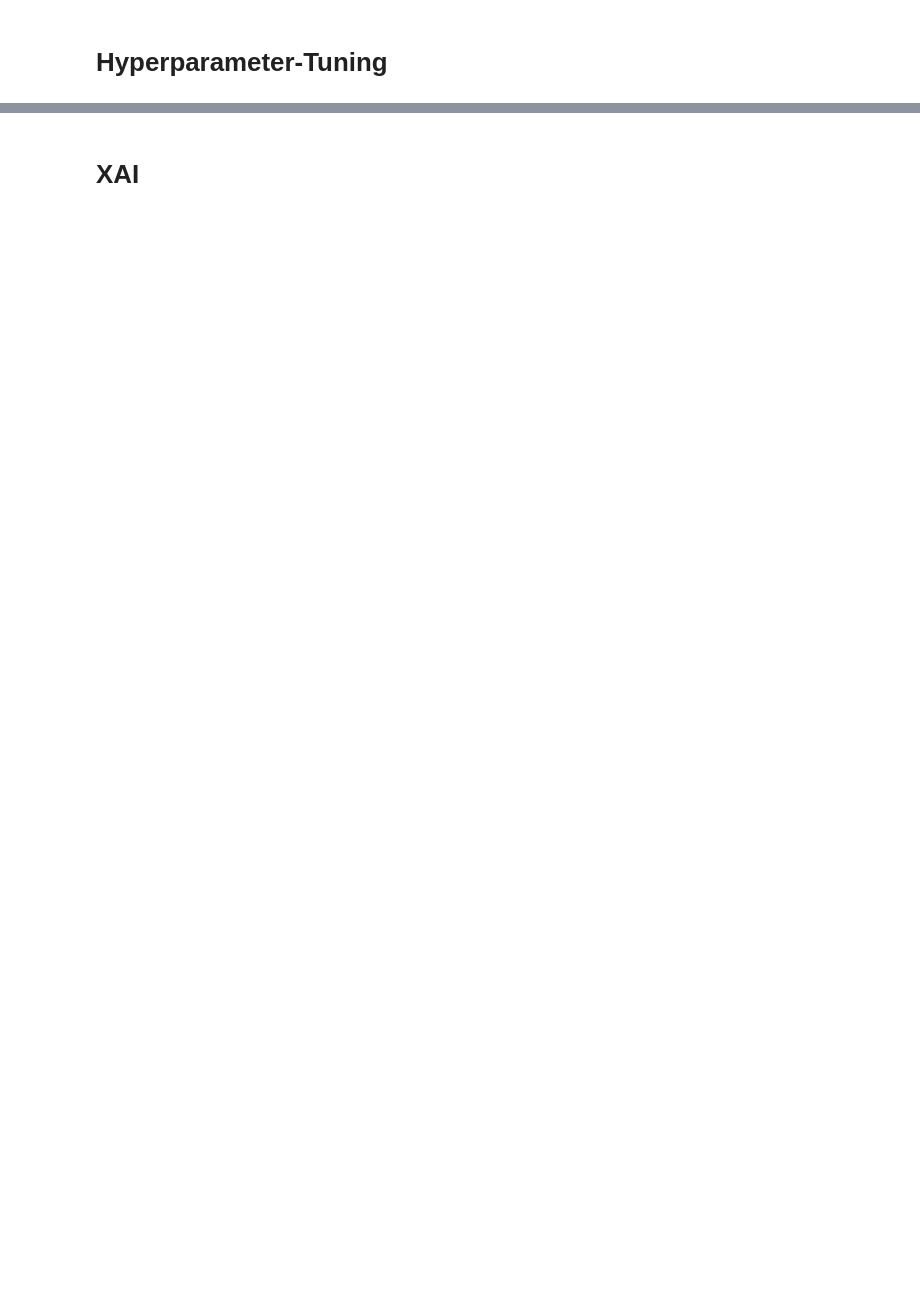
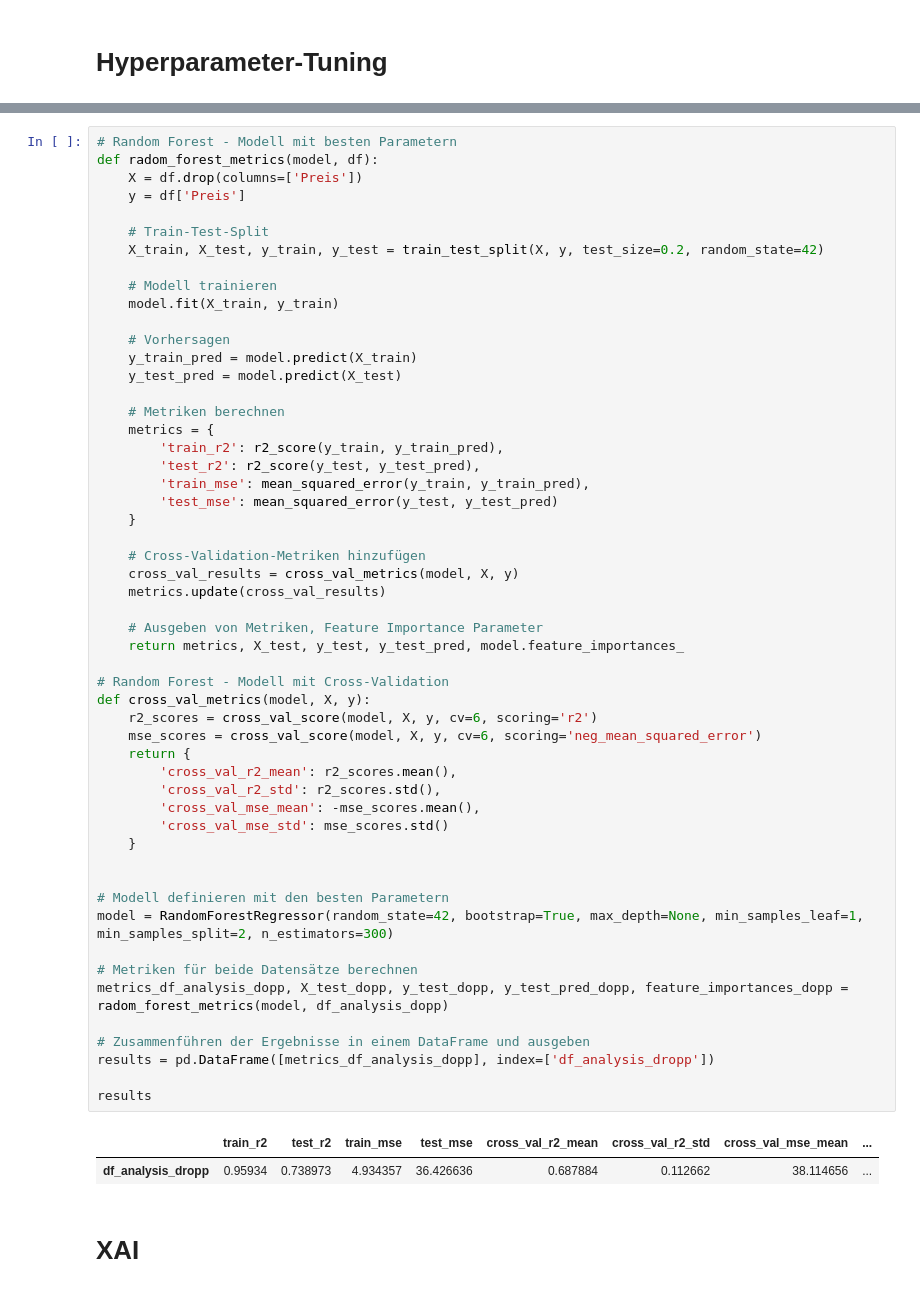
Before and after one commit to lydia-sa/Masterarbeit_Camping, a Jupyter notebook: _05_random_forest.ipynb, the cells around one changed output, grey strips where cells are left out. Drawn from its saved outputs; the diff is of its cells as text; blank space fills up the shorter version.

```diff
--- a/_05_random_forest.ipynb
+++ b/_05_random_forest.ipynb
@@ -144,2 +149,58 @@ Best parameters found:  {'bootstrap': True, 'max_depth': 10, 'min_samples_leaf':
+# %%
+# Random Forest - Modell mit besten Parametern
+def radom_forest_metrics(model, df):
+    X = df.drop(columns=['Preis'])
+    y = df['Preis']
+
+    # Train-Test-Split
+    X_train, X_test, y_train, y_test = train_test_split(X, y, test_size=0.2, random_state=42)
+
+    # Modell trainieren
+    model.fit(X_train, y_train)
+
+    # Vorhersagen
+    y_train_pred = model.predict(X_train)
+    y_test_pred = model.predict(X_test)
+
+    # Metriken berechnen
+    metrics = {
+        'train_r2': r2_score(y_train, y_train_pred),
+        'test_r2': r2_score(y_test, y_test_pred),
+        'train_mse': mean_squared_error(y_train, y_train_pred),
+        'test_mse': mean_squared_error(y_test, y_test_pred)
+    }
+
+    # Cross-Validation-Metriken hinzufügen
+    cross_val_results = cross_val_metrics(model, X, y)
+    metrics.update(cross_val_results)
+
+    # Ausgeben von Metriken, Feature Importance Parameter
+    return metrics, X_test, y_test, y_test_pred, model.feature_importances_
+
+# Random Forest - Modell mit Cross-Validation
+def cross_val_metrics(model, X, y):
+    r2_scores = cross_val_score(model, X, y, cv=6, scoring='r2')
+    mse_scores = cross_val_score(model, X, y, cv=6, scoring='neg_mean_squared_error')
+    return {
+        'cross_val_r2_mean': r2_scores.mean(),
+        'cross_val_r2_std': r2_scores.std(),
+        'cross_val_mse_mean': -mse_scores.mean(),
+        'cross_val_mse_std': mse_scores.std()
+    }
+
+
+# Modell definieren mit den besten Parametern
+model = RandomForestRegressor(random_state=42, bootstrap=True, max_depth=None, min_samples_leaf=1, min_samples_split=2, n_estimators=300)
+
+# Metriken für beide Datensätze berechnen
+metrics_df_analysis_dopp, X_test_dopp, y_test_dopp, y_test_pred_dopp, feature_importances_dopp = radom_forest_metrics(model, df_analysis_dopp)
+
+# Zusammenführen der Ergebnisse in einem DataFrame und ausgeben
+results = pd.DataFrame([metrics_df_analysis_dopp], index=['df_analysis_dropp'])
+
+results
+# %% [output]
+|  | train_r2 | test_r2 | train_mse | test_mse | cross_val_r2_mean | cross_val_r2_std | cross_val_mse_mean | ... |
+| df_analysis_dropp | 0.95934 | 0.738973 | 4.934357 | 36.426636 | 0.687884 | 0.112662 | 38.114656 | ... |
 # %% [markdown]
 # XAI
```
Also changed, not shown: parts of 9 cells of this notebook, 4 other files.
